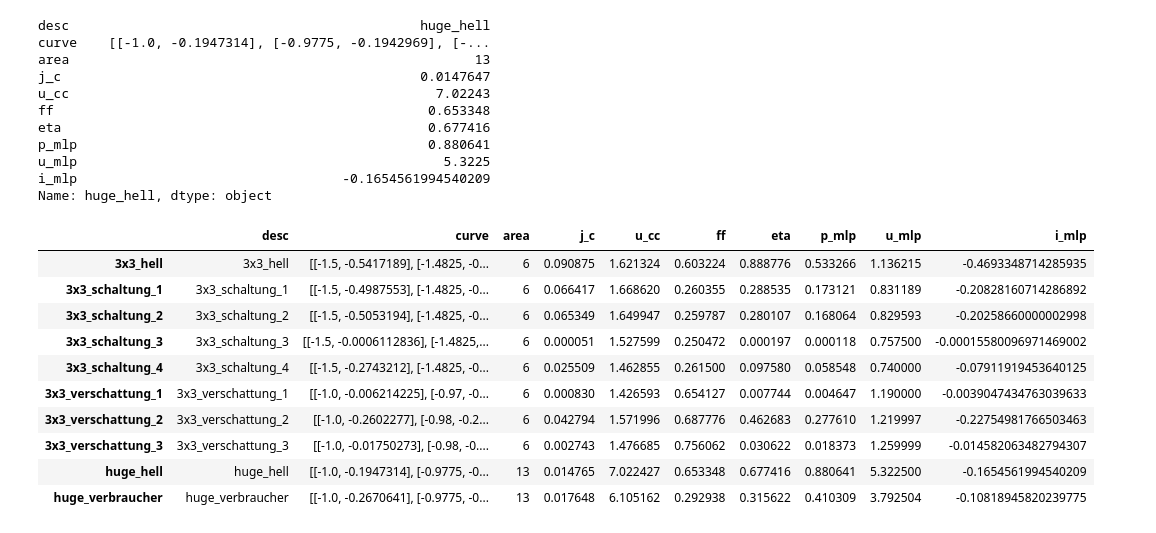
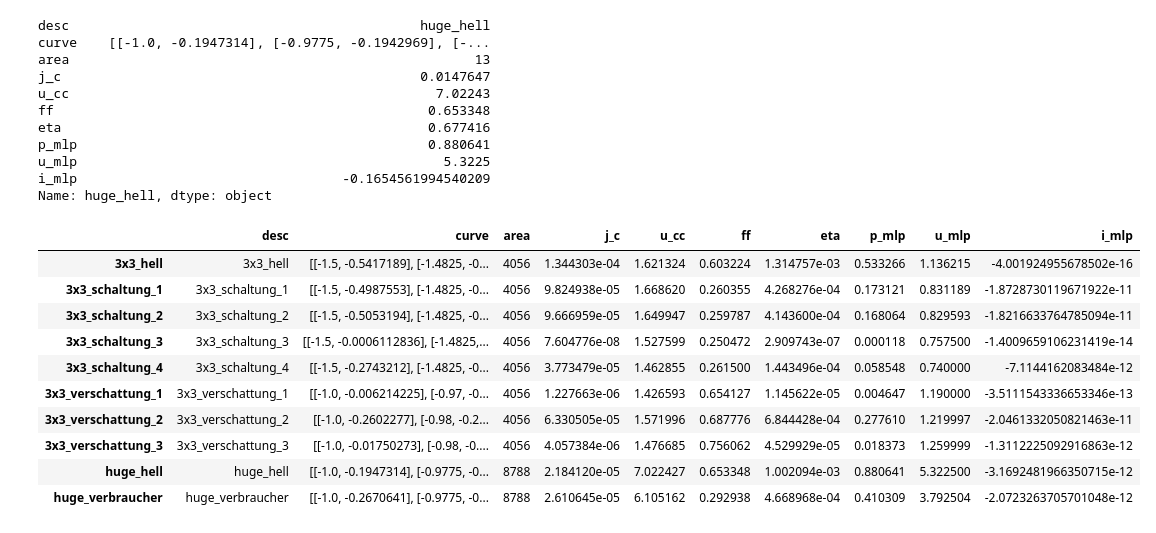
Before and after one commit to vale981/fpraktikum, a Jupyter notebook: SZ/auswertung/c.ipynb, the cells around one changed output. Drawn from its saved outputs; the diff is of its cells as text; code cells hidden in the pictures.

```diff
--- a/SZ/auswertung/c.ipynb
+++ b/SZ/auswertung/c.ipynb
@@ -60,16 +61,16 @@ u_mlp                                               5.3225
 i_mlp                                  -0.1654561994540209
 Name: huge_hell, dtype: object
 # %%
-ccurves
+ccurves*
 # %% [output]
 |  | desc | curve | area | j_c | u_cc | ff | eta | p_mlp | u_mlp | i_mlp |
-| 3x3_hell | 3x3_hell | [[-1.5, -0.5417189], [-1.4825, -0... | 6 | 0.090875 | 1.621324 | 0.603224 | 0.888776 | 0.533266 | 1.136215 | -0.4693348714285935 |
-| 3x3_schaltung_1 | 3x3_schaltung_1 | [[-1.5, -0.4987553], [-1.4825, -0... | 6 | 0.066417 | 1.668620 | 0.260355 | 0.288535 | 0.173121 | 0.831189 | -0.20828160714286892 |
-| 3x3_schaltung_2 | 3x3_schaltung_2 | [[-1.5, -0.5053194], [-1.4825, -0... | 6 | 0.065349 | 1.649947 | 0.259787 | 0.280107 | 0.168064 | 0.829593 | -0.20258660000002998 |
-| 3x3_schaltung_3 | 3x3_schaltung_3 | [[-1.5, -0.0006112836], [-1.4825,... | 6 | 0.000051 | 1.527599 | 0.250472 | 0.000197 | 0.000118 | 0.757500 | -0.00015580096971469002 |
-| 3x3_schaltung_4 | 3x3_schaltung_4 | [[-1.5, -0.2743212], [-1.4825, -0... | 6 | 0.025509 | 1.462855 | 0.261500 | 0.097580 | 0.058548 | 0.740000 | -0.07911919453640125 |
-| 3x3_verschattung_1 | 3x3_verschattung_1 | [[-1.0, -0.006214225], [-0.97, -0... | 6 | 0.000830 | 1.426593 | 0.654127 | 0.007744 | 0.004647 | 1.190000 | -0.0039047434763039633 |
-| 3x3_verschattung_2 | 3x3_verschattung_2 | [[-1.0, -0.2602277], [-0.98, -0.2... | 6 | 0.042794 | 1.571996 | 0.687776 | 0.462683 | 0.277610 | 1.219997 | -0.22754981766503463 |
-| 3x3_verschattung_3 | 3x3_verschattung_3 | [[-1.0, -0.01750273], [-0.98, -0.... | 6 | 0.002743 | 1.476685 | 0.756062 | 0.030622 | 0.018373 | 1.259999 | -0.014582063482794307 |
-| huge_hell | huge_hell | [[-1.0, -0.1947314], [-0.9775, -0... | 13 | 0.014765 | 7.022427 | 0.653348 | 0.677416 | 0.880641 | 5.322500 | -0.1654561994540209 |
-| huge_verbraucher | huge_verbraucher | [[-1.0, -0.2670641], [-0.9775, -0... | 13 | 0.017648 | 6.105162 | 0.292938 | 0.315622 | 0.410309 | 3.792504 | -0.10818945820239775 |
+| 3x3_hell | 3x3_hell | [[-1.5, -0.5417189], [-1.4825, -0... | 4056 | 1.344303e-04 | 1.621324 | 0.603224 | 1.314757e-03 | 0.533266 | 1.136215 | -4.001924955678502e-16 |
+| 3x3_schaltung_1 | 3x3_schaltung_1 | [[-1.5, -0.4987553], [-1.4825, -0... | 4056 | 9.824938e-05 | 1.668620 | 0.260355 | 4.268276e-04 | 0.173121 | 0.831189 | -1.8728730119671922e-11 |
+| 3x3_schaltung_2 | 3x3_schaltung_2 | [[-1.5, -0.5053194], [-1.4825, -0... | 4056 | 9.666959e-05 | 1.649947 | 0.259787 | 4.143600e-04 | 0.168064 | 0.829593 | -1.8216633764785094e-11 |
+| 3x3_schaltung_3 | 3x3_schaltung_3 | [[-1.5, -0.0006112836], [-1.4825,... | 4056 | 7.604776e-08 | 1.527599 | 0.250472 | 2.909743e-07 | 0.000118 | 0.757500 | -1.4009659106231419e-14 |
+| 3x3_schaltung_4 | 3x3_schaltung_4 | [[-1.5, -0.2743212], [-1.4825, -0... | 4056 | 3.773479e-05 | 1.462855 | 0.261500 | 1.443496e-04 | 0.058548 | 0.740000 | -7.1144162083484e-12 |
+| 3x3_verschattung_1 | 3x3_verschattung_1 | [[-1.0, -0.006214225], [-0.97, -0... | 4056 | 1.227663e-06 | 1.426593 | 0.654127 | 1.145622e-05 | 0.004647 | 1.190000 | -3.5111543336653346e-13 |
+| 3x3_verschattung_2 | 3x3_verschattung_2 | [[-1.0, -0.2602277], [-0.98, -0.2... | 4056 | 6.330505e-05 | 1.571996 | 0.687776 | 6.844428e-04 | 0.277610 | 1.219997 | -2.0461332050821463e-11 |
+| 3x3_verschattung_3 | 3x3_verschattung_3 | [[-1.0, -0.01750273], [-0.98, -0.... | 4056 | 4.057384e-06 | 1.476685 | 0.756062 | 4.529929e-05 | 0.018373 | 1.259999 | -1.3112225092916863e-12 |
+| huge_hell | huge_hell | [[-1.0, -0.1947314], [-0.9775, -0... | 8788 | 2.184120e-05 | 7.022427 | 0.653348 | 1.002094e-03 | 0.880641 | 5.322500 | -3.1692481966350715e-12 |
+| huge_verbraucher | huge_verbraucher | [[-1.0, -0.2670641], [-0.9775, -0... | 8788 | 2.610645e-05 | 6.105162 | 0.292938 | 4.668968e-04 | 0.410309 | 3.792504 | -2.0723263705701048e-12 |
```
Also changed, not shown: parts of 1 cell of this notebook, 16 other files.
